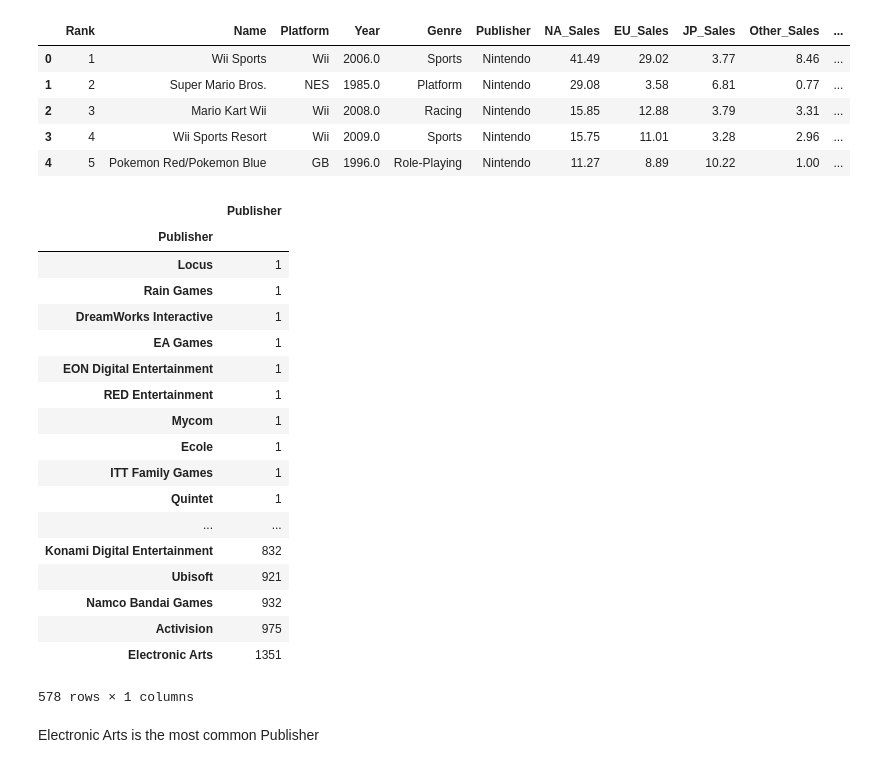
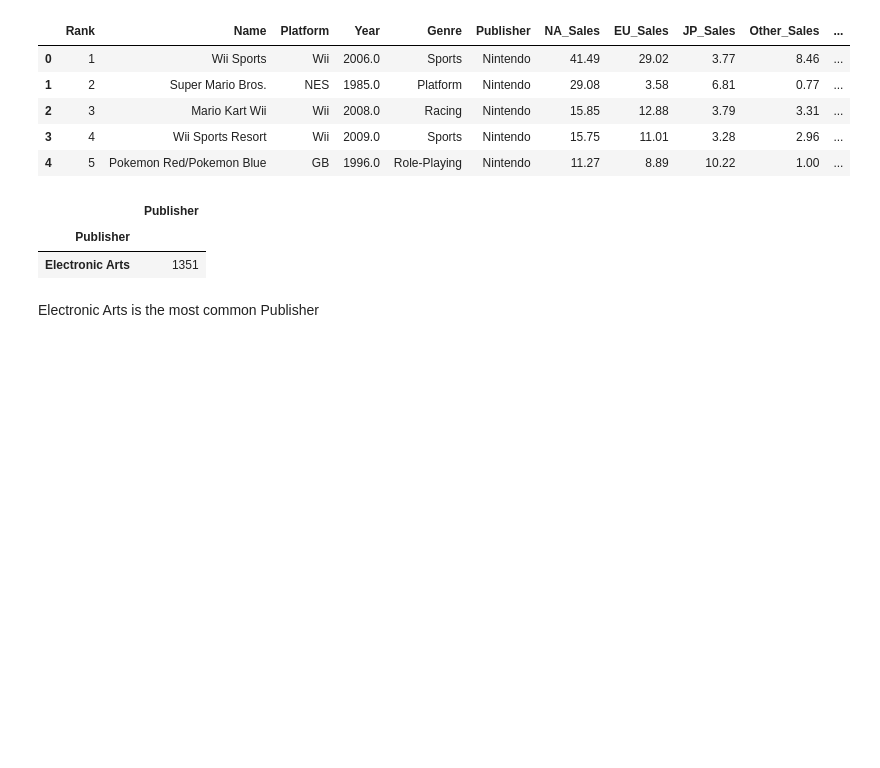
Before and after one commit to steveflys/data-science, a Jupyter notebook: vg-stats.ipynb, the cells around one changed output. Drawn from its saved outputs; the diff is of its cells as text; code cells hidden in the pictures; blank space fills up the shorter version.

```diff
--- a/vg-stats.ipynb
+++ b/vg-stats.ipynb
@@ -16,27 +16,12 @@ games.head()
 | 3 | 4 | Wii Sports Resort | Wii | 2009.0 | Sports | Nintendo | 15.75 | 11.01 | 3.28 | 2.96 | ... |
 | 4 | 5 | Pokemon Red/Pokemon Blue | GB | 1996.0 | Role-Playing | Nintendo | 11.27 | 8.89 | 10.22 | 1.00 | ... |
 # %%
-pd.DataFrame(games['Publisher'].groupby(games.Publisher).count().sort_values())
+#Which company is the most common game publisher?
+pd.DataFrame(games['Publisher'].groupby(games.Publisher).count().sort_values(ascending=False)).head(1)
 # %% [output]
 |  | Publisher |
 | Publisher |  |
-| Locus | 1 |
-| Rain Games | 1 |
-| DreamWorks Interactive | 1 |
-| EA Games | 1 |
-| EON Digital Entertainment | 1 |
-| RED Entertainment | 1 |
-| Mycom | 1 |
-| Ecole | 1 |
-| ITT Family Games | 1 |
-| Quintet | 1 |
-| ... | ... |
-| Konami Digital Entertainment | 832 |
-| Ubisoft | 921 |
-| Namco Bandai Games | 932 |
-| Activision | 975 |
 | Electronic Arts | 1351 |
-578 rows × 1 columns
 # %% [markdown]
 Electronic Arts is the most common Publisher
 # %% [markdown]
```
Also changed, not shown: parts of 9 cells of this notebook.
